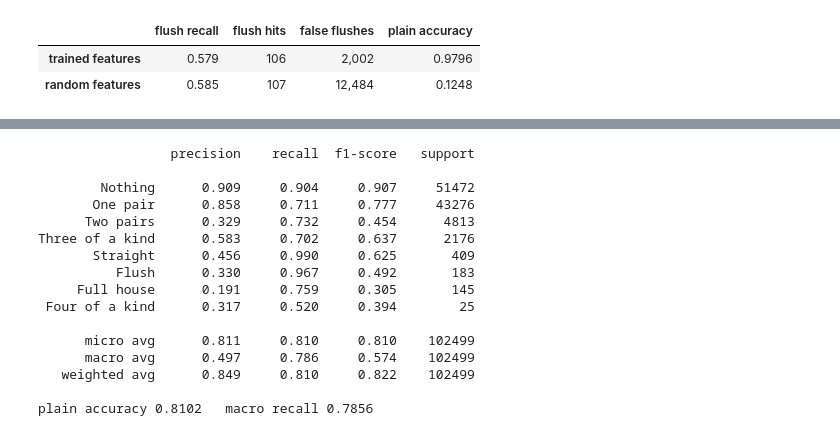
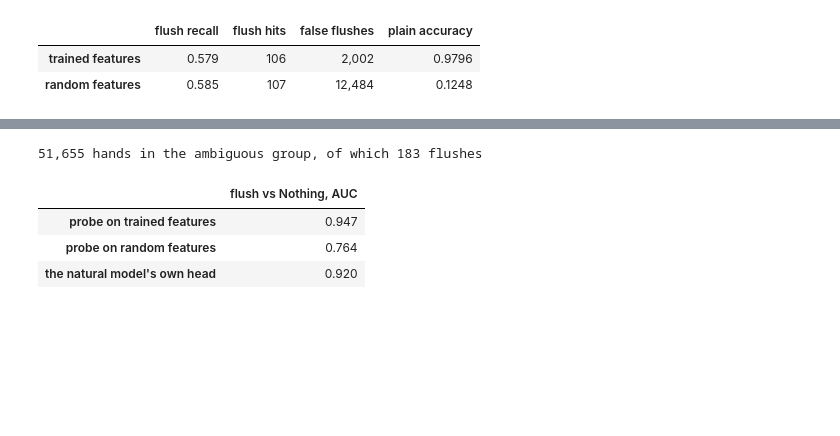
Before and after one commit to yoavram/DataSciPy, a Jupyter notebook: sessions/imbalanced.ipynb, the cells around one changed output, grey strips where cells are left out. Cells and saved outputs as stored; diff of their text form; code cells hidden in the pictures; blank space fills up the shorter version.

```diff
--- a/sessions/imbalanced.ipynb
+++ b/sessions/imbalanced.ipynb
@@ -747,32 +734,26 @@ Instead of changing *which* hands appear, keep natural sampling and change *how
-# %%
-prior = train_counts / train_counts.sum()
-weights = jnp.asarray(NCLASSES * (1 / prior) / (1 / prior).sum())   # mean weight 1
-
-def weighted_loss(params, s, r, y):
-    ce = optax.softmax_cross_entropy_with_integer_labels(logits(params, s, r), y)
-    return (ce * weights[y]).mean()
-
-# train() again, natural sampling (alpha=1) but with weighted_loss in place of loss:
-# params = train(1.0, loss_fn=weighted_loss)
-# with open(DATA / 'poker_ffn_weighted.p', 'wb') as f:
-#     pickle.dump(jax.tree.map(np.asarray, params), f)
-
-weighted = predict(load('weighted'))
-report(weighted)
-# %% [output]
-                 precision    recall  f1-score   support
-
-        Nothing      0.909     0.904     0.907     51472
-       One pair      0.858     0.711     0.777     43276
-      Two pairs      0.329     0.732     0.454      4813
-Three of a kind      0.583     0.702     0.637      2176
-       Straight      0.456     0.990     0.625       409
-          Flush      0.330     0.967     0.492       183
-     Full house      0.191     0.759     0.305       145
- Four of a kind      0.317     0.520     0.394        25
-
-      micro avg      0.811     0.810     0.810    102499
-      macro avg      0.497     0.786     0.574    102499
-   weighted avg      0.849     0.810     0.822    102499
-
-plain accuracy 0.8102   macro recall 0.7856
+# %%
+ambiguous = np.array([rank_signature(r) == ((1, 1, 1, 1, 1), False) for r in val_ranks.tolist()])
+ambiguous &= np.isin(val_y, [0, 5])      # Nothing or Flush: no rank signature can tell them apart
+print('{:,} hands in the ambiguous group, of which {} flushes'.format(
+    ambiguous.sum(), (val_y[ambiguous] == 5).sum()))
+
+def flush_auc(params, classifier, chunk=100_000):
+    # how often a flush outranks a Nothing hand, on the flush-minus-Nothing score
+    s, r = val_suits[ambiguous], val_ranks[ambiguous]
+    z = np.concatenate([np.asarray(features(params, jnp.asarray(s[i:i + chunk]), jnp.asarray(r[i:i + chunk]))
+                                   @ classifier['W'] + classifier['b'])
+                        for i in range(0, len(s), chunk)])
+    return roc_auc_score(val_y[ambiguous] == 5, z[:, 5] - z[:, 0])
+
+natural_head = {'W': models['natural']['W2'], 'b': models['natural']['b2']}
+pd.Series({
+    'probe on trained features': flush_auc(models['natural'], head),
+    'probe on random features': flush_auc(random_params, random_head),
+    "the natural model's own head": flush_auc(models['natural'], natural_head),
+}).to_frame('flush vs Nothing, AUC').style.format('{:.3f}')
+# %% [output]
+51,655 hands in the ambiguous group, of which 183 flushes
+|  | flush vs Nothing, AUC |
+| probe on trained features | 0.947 |
+| probe on random features | 0.764 |
+| the natural model's own head | 0.920 |
```
Also changed, not shown: parts of 20 cells of this notebook.
